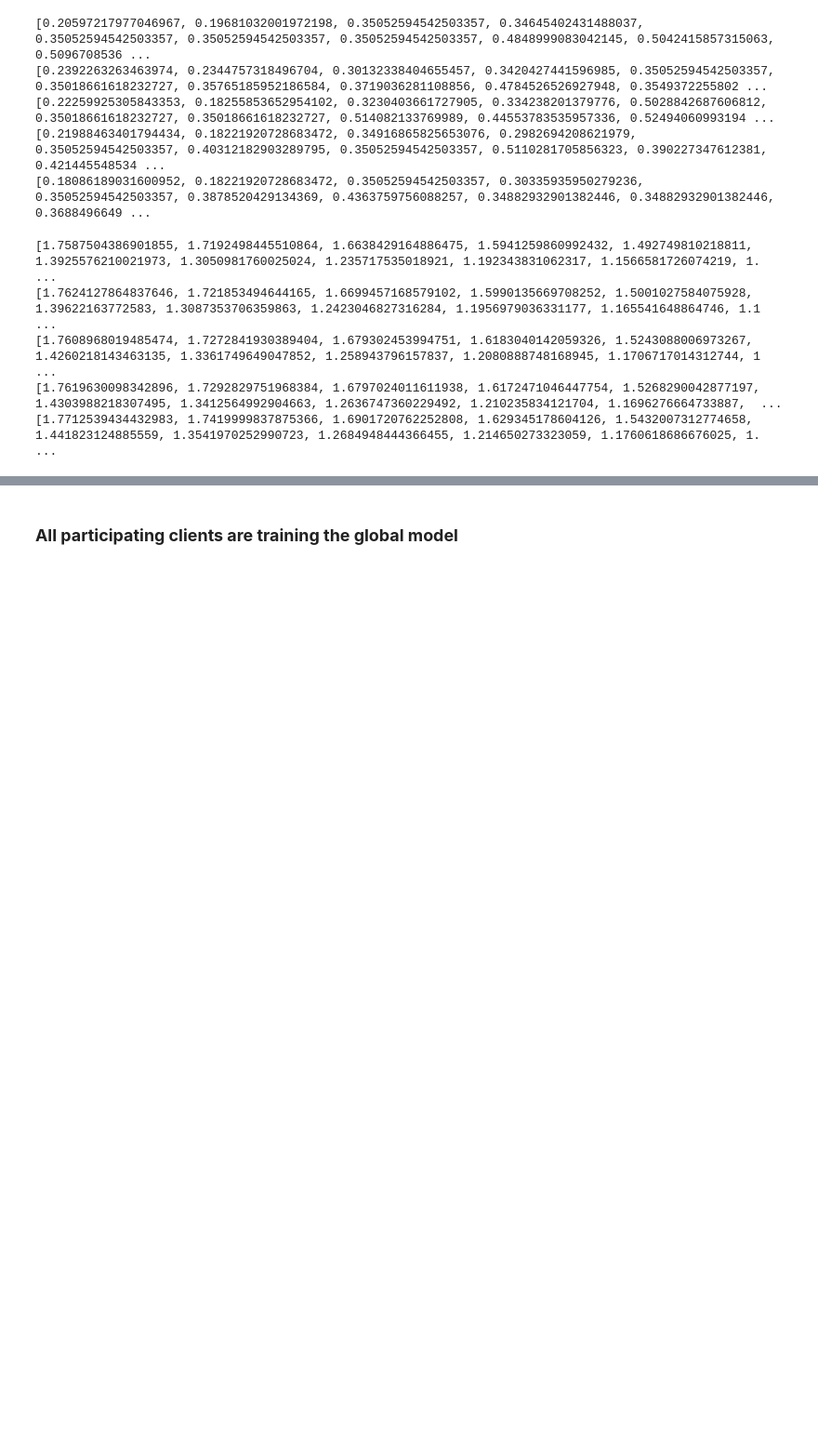
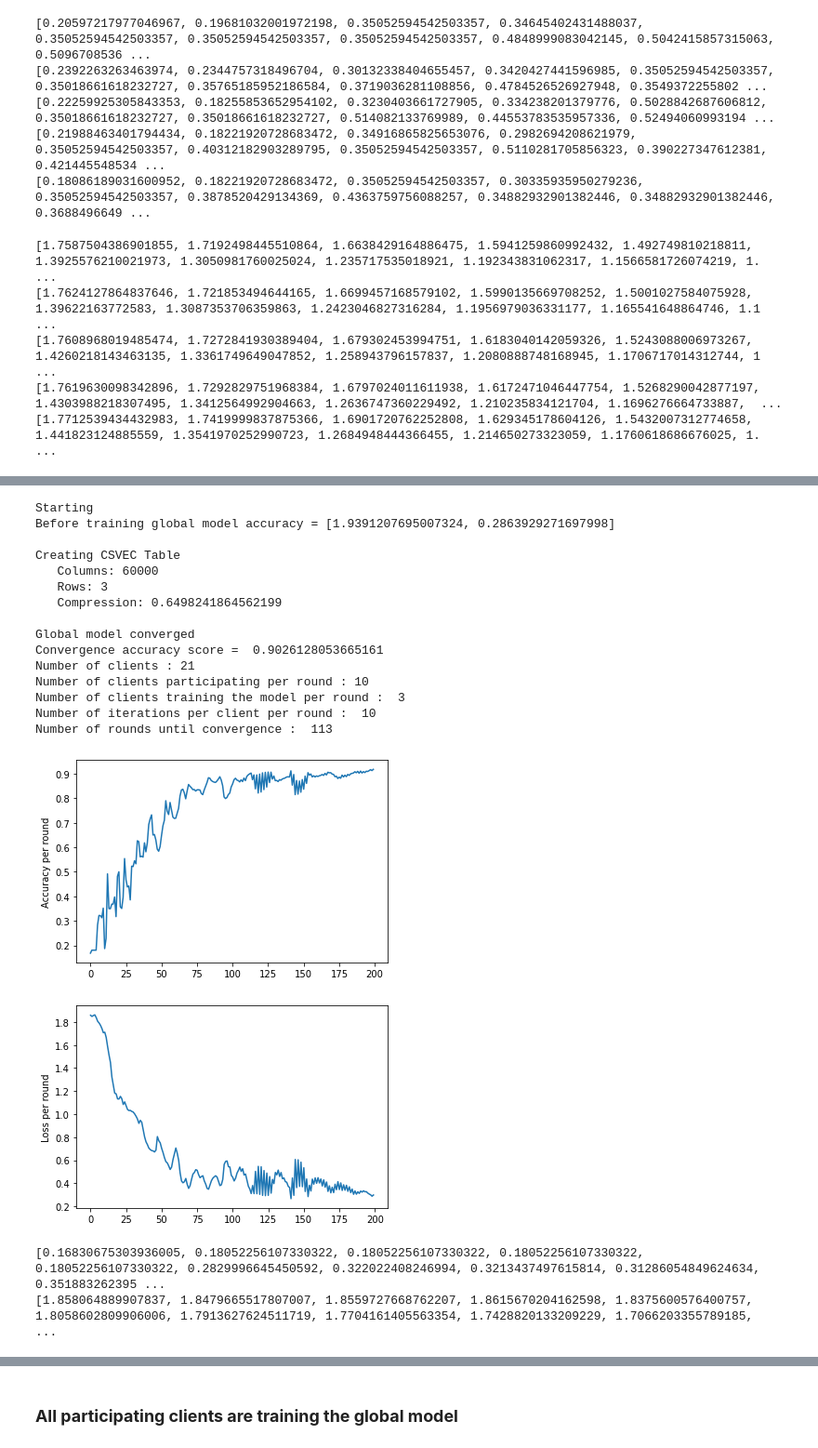
Before and after one commit to NRiccieri/HIAAC_Project_Group3, a Jupyter notebook: FL_proposta_algoritmo_compressao.ipynb, the cells around one changed output, grey strips where cells are left out. Shown at 93% size. Cells and saved outputs as stored; diff of their text form; code cells hidden in the pictures; blank space fills up the shorter version.

```diff
--- a/FL_proposta_algoritmo_compressao.ipynb
+++ b/FL_proposta_algoritmo_compressao.ipynb
@@ -38,6 +38,15 @@ validation_size = 0.15
 epsilon = 0.0 #difference between the trained FL global model accuracy score and the centralised model accuracy score
 
 accuracy_score_target = 0.9
+
+
+RO = 0.8  # Momentum rate
+ETA = 1.0  # Learning rate
+
+# CSVec parameters
+CSVEC_C = 60000
+CSVEC_COMPRESSION = 0.7
+CSVEC_K = 500
 # %% [markdown]
 Note: In the centralized training, given the architecture used (3 hidden layers with 256 units), we reach an accuracy score of about 98.5% in 120 epochs on the training set. **The accuracy score on the testing data is around 91%.** The training time is 2 minutes 22 seconds.
 
@@ -1279,0 +2132,41 @@ print(loss_history_poc_15_4)
+# %%
+#FL environment parameters
+num_clients = len(df_train['subject'].unique())
+
+num_clients_considered = 10 #int(num_clients*percentage_clients_considered)
+num_clients_selected = 3 #int(percentage_clients_selected*num_clients_considered)
+
+max_num_rounds = 200
+
+num_rounds_list = []
+
+#splitting the dataset between all clients
+clients_dataset = returnDatasetPerClientObjectPerPerson(df_train)
+
+initial_global_model = returnInitialGlobalModel()
+final_global_model, accuracy_history_poc_10_3, loss_history_poc_10_3, num_rounds = repeatExperimentWithCompression(initial_global_model, accuracy_score_target , clients_dataset, clients_considered_history)
+# %% [output]
+Starting
+Before training global model accuracy = [1.9391207695007324, 0.2863929271697998]
+
+Creating CSVEC Table
+   Columns: 60000
+   Rows: 3
+   Compression: 0.6498241864562199
+
+Global model converged
+Convergence accuracy score =  0.9026128053665161
+Number of clients : 21
+Number of clients participating per round : 10
+Number of clients training the model per round :  3
+Number of iterations per client per round :  10
+Number of rounds until convergence :  113
+[figure, added]
+[figure, added]
+# %%
+#with compression
+print(accuracy_history_poc_10_3)
+print(loss_history_poc_10_3)
+# %% [output]
+[0.16830675303936005, 0.18052256107330322, 0.18052256107330322, 0.18052256107330322, 0.18052256107330322, 0.2829996645450592, 0.322022408246994, 0.3213437497615814, 0.31286054849624634, 0.351883262395 ...
+[1.858064889907837, 1.8479665517807007, 1.8559727668762207, 1.8615670204162598, 1.8375600576400757, 1.8058602809906006, 1.7913627624511719, 1.7704161405563354, 1.7428820133209229, 1.7066203355789185,  ...
```
Also changed, not shown: parts of 34 cells of this notebook.
